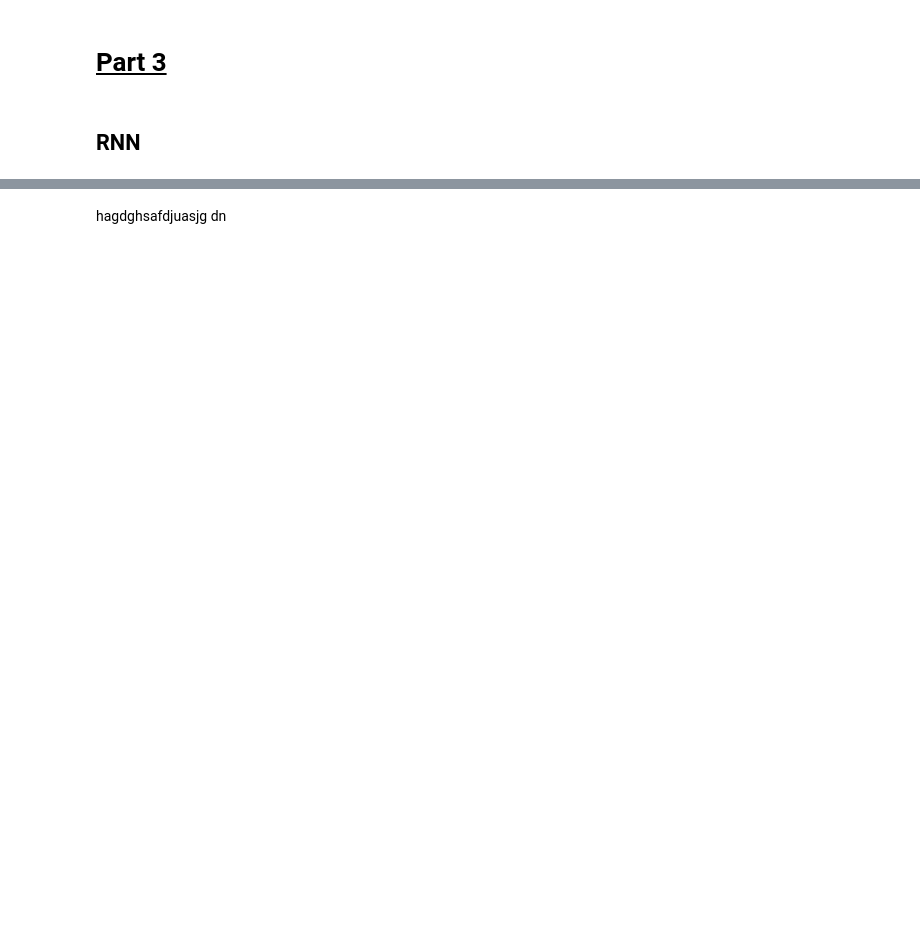
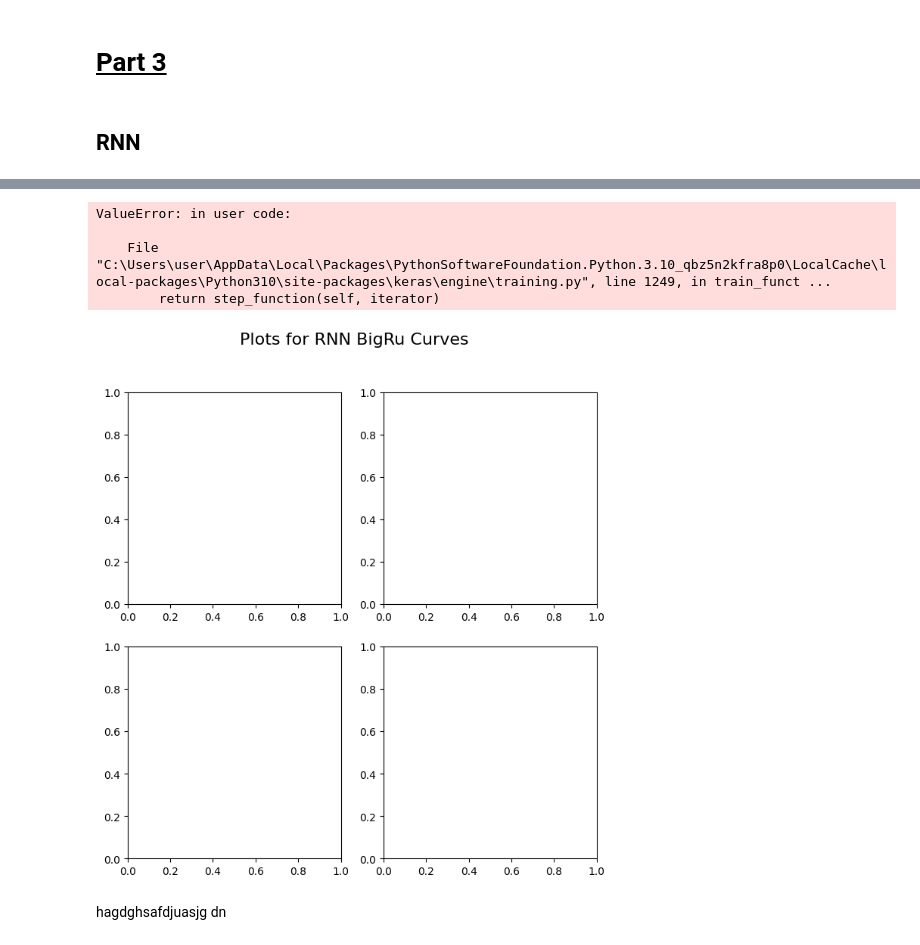
Before and after one commit to OSpyropoulos/IMDb-reviews-classification, a Jupyter notebook: IMDB-reviews-classification.ipynb, the cells around one changed output, grey strips where cells are left out. Cells and saved outputs as stored; diff of their text form; code cells hidden in the pictures; blank space fills up the shorter version.

Commit message:
error on part 3

```diff
--- a/IMDB-reviews-classification.ipynb
+++ b/IMDB-reviews-classification.ipynb
@@ -1331,6 +1383,7 @@ def plot_training_history(history, metric):
     # Display the plot
     plt.show()
 # %%
-imdb = SentimentAnalyzerRNN(5,vocabulary)
-data = custom_curve(imdb, x_train, y_train,  x_test, y_test,"RNN BigRu Curves", 5)
+imdb = SentimentAnalyzerRNN(vocabulary.tolist(), 100000, 250, 5,1, 32)
+data = custom_curve(imdb, x_train_binary, y_train, x_test_binary, y_test,5,"RNN BigRu Curves")
 create_a_table(x_train_binary, data, 5)
+# %% [output]
@@ -1337,3 +1392,8 @@ create_a_table(x_train_binary, data, 5)
+ValueError: in user code:
+
+    File "C:\Users\user\AppData\Local\Packages\PythonSoftwareFoundation.Python.3.10_qbz5n2kfra8p0\LocalCache\local-packages\Python310\site-packages\keras\engine\training.py", line 1249, in train_funct ...
+        return step_function(self, iterator)
+[figure, added]
 # %% [markdown]
 hagdghsafdjuasjg dn
 # %%
```
Also changed, not shown: parts of 27 cells of this notebook.
